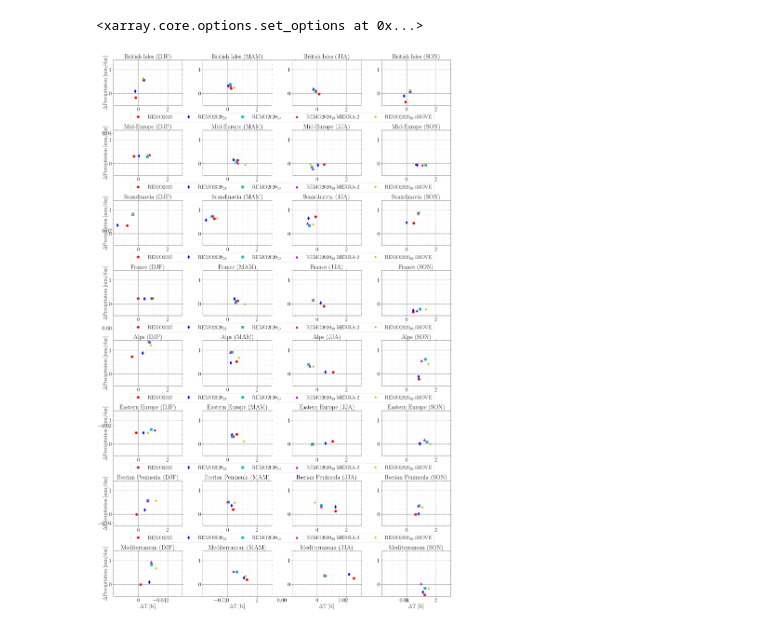
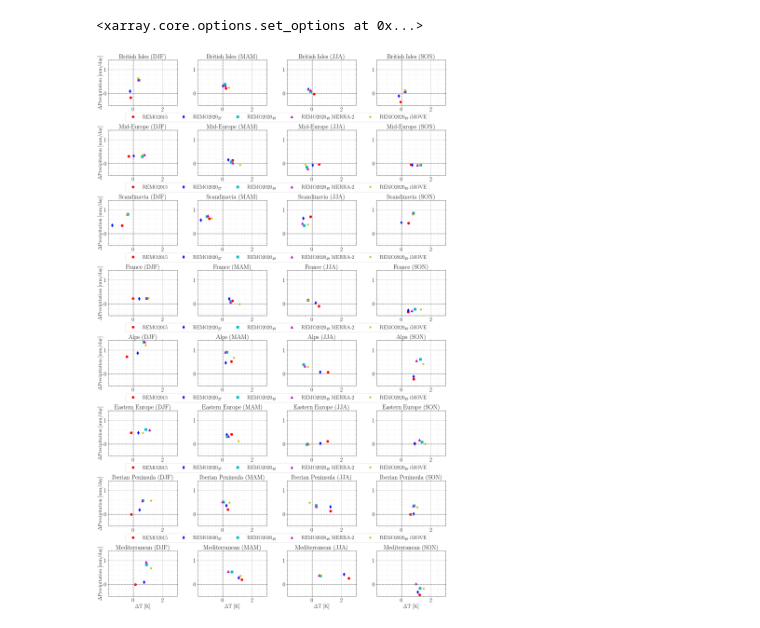
Before and after one commit to climate-service-center/remo2020-evaluation-paper, a Jupyter notebook: prudence_dtemp2ddayprecip.ipynb, the cells around one changed output. Drawn from its saved outputs; the diff is of its cells as text; code cells hidden in the pictures.

```diff
--- a/prudence_dtemp2ddayprecip.ipynb
+++ b/prudence_dtemp2ddayprecip.ipynb
@@ -102,47 +100,42 @@ plt.rc('font', family='serif')
 plt.rc('xtick', labelsize=24)
 plt.rc('ytick', labelsize=24)
 plt.rc('legend',fontsize=22)
-#plt.rcParams.keys()
-plt.figure()
 
 
-plt.locator_params(axis='y', nbins=6)
-plt.locator_params(axis='x', nbins=10)
-
 gs = gridspec.GridSpec(8,4)
-sb=[]
-ind=0
+sb = [] # plots
+ind = 0 #plot index
 for reg in range(len(regorder)):
     # find the index of the region (allows plotting in different order)
     regi = list(dtemp2runs[0].vardiff.abbrevs.values).index(regorder[reg]) #
     for iseas in range(len(seasons)):
         sb = np.append(sb,plt.subplot(gs[ind]))
         for t2, pr in zip(dtemp2runs,ddayprecruns): # loop over simulations
             plt.plot(t2.vardiff.Dtemp2.isel(region=regi).sel(season=seasons[iseas]).values,pr.vardiff.Ddayprec.isel(region=regi).sel(season=seasons[iseas]).values,t2.plstyle)
         # set some plot styles etc.
         titletext = str(t2.vardiff.Dtemp2.isel(region=regi).sel(season=seasons[iseas]).names.values)+' ('+seasons[iseas]+')'
         plt.title(titletext) # title
         plt.xlim([-1.7,3.0]) # some limits
         plt.ylim([-0.5,1.4]) # some limits
         plt.grid() # make grid and modify it
         plt.grid(which='minor', color='lightgrey', linestyle=':', linewidth=0.5)
         plt.minorticks_on() # use minor ticks
-        plt.axhline(0.0, linestyle='--', color='grey',linewidth=2.0)
-        plt.axvline(0.0, linestyle='--', color='grey',linewidth=2.0)
+        plt.axhline(0.0, linestyle='--', color='grey',linewidth=2.0) # add horizontal zero line
+        plt.axvline(0.0, linestyle='--', color='grey',linewidth=2.0) # add vertical zero line
         ind = ind + 1 # add counter
         # add xlabel if last region
         if(regorder[reg] == regorder[-1]):
             plt.xlabel("$\Delta$T [K]")
         # add ylabel if first season
         if(iseas == 0):
             plt.ylabel("$\Delta$Precipitation [mm/day]")
     if(regorder[reg] != regorder[-1]): # add legend unless the last region
         leg=plt.legend(([obj.runame for obj in dtemp2runs]),loc=(-3.65,-0.365), ncol=5)
         leg.draw_frame(True)
 
 # add some space
 plt.subplots_adjust(wspace=0.3,hspace=0.55)
 # save figure
 plt.savefig(figpath+'dtemp2dpreci_prudence.png',format="png",bbox_inches='tight', pad_inches=0)
 # %% [output]
-[figure, old version]
+[figure, new version]
```
Also changed, not shown: parts of 1 cell of this notebook, 1 other file.
